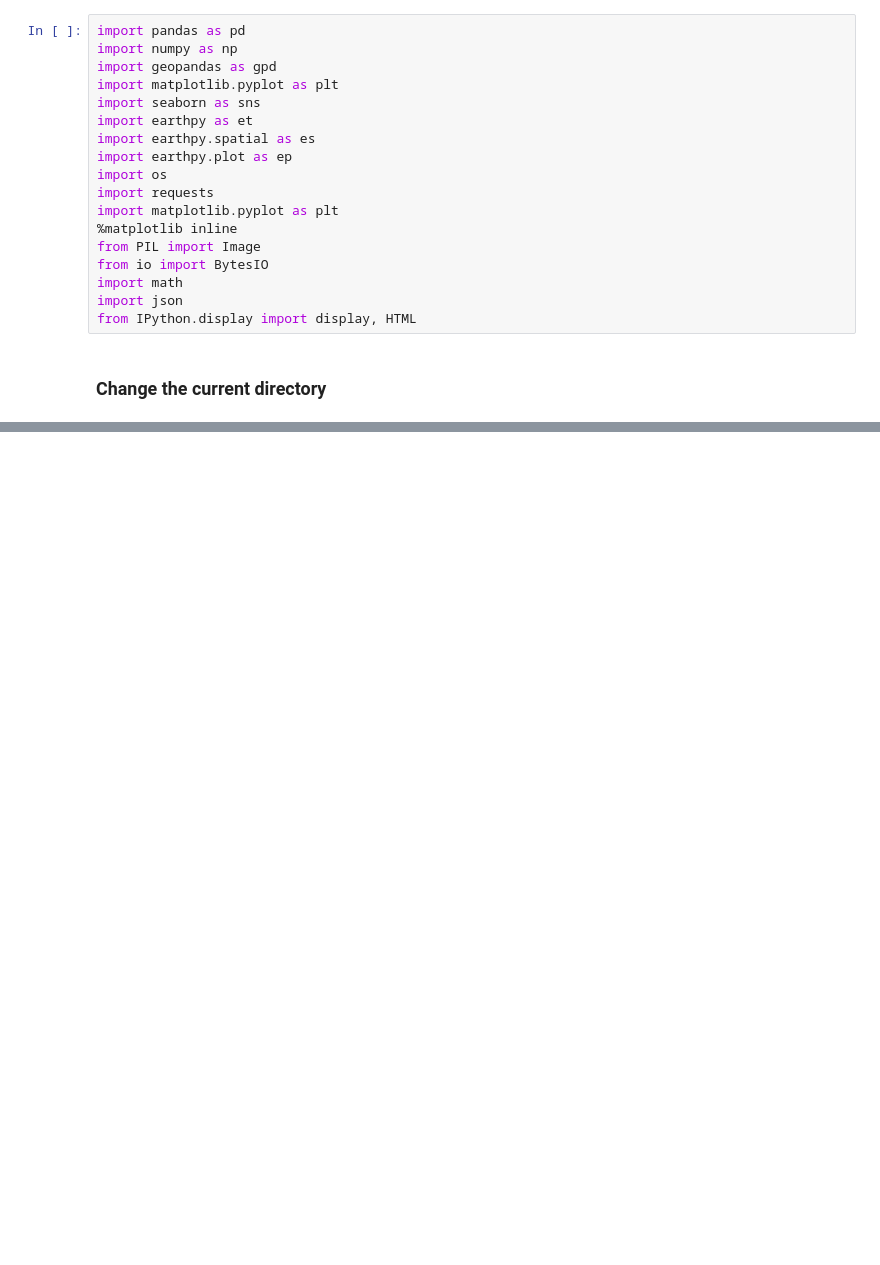
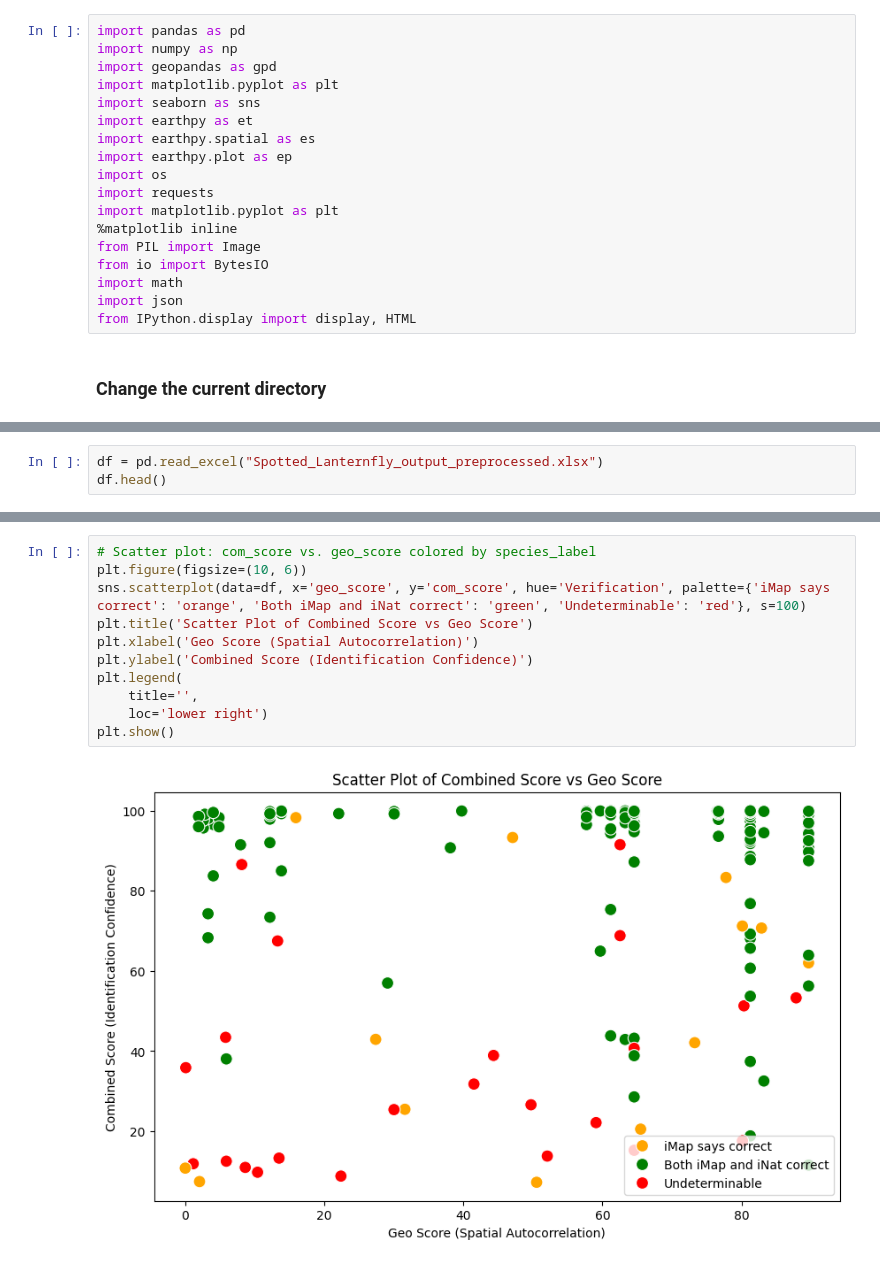
Before and after one commit to tmollick95/iMapInvasives, a Jupyter notebook: Code/Figures and figure code.ipynb, the cells around one changed output, grey strips where cells are left out. Drawn from its saved outputs; the diff is of its cells as text; blank space fills up the shorter version.

```diff
--- a/Code/Figures and figure code.ipynb
+++ b/Code/Figures and figure code.ipynb
@@ -75,0 +126,3 @@ Current working directory: /content/drive/My Drive/iMapInvasives_datasets
+# %%
+df = pd.read_excel("Spotted_Lanternfly_output_preprocessed.xlsx")
+df.head()
@@ -75,0 +137,13 @@ Current working directory: /content/drive/My Drive/iMapInvasives_datasets
+# %%
+# Scatter plot: com_score vs. geo_score colored by species_label
+plt.figure(figsize=(10, 6))
+sns.scatterplot(data=df, x='geo_score', y='com_score', hue='Verification', palette={'iMap says correct': 'orange', 'Both iMap and iNat correct': 'green', 'Undeterminable': 'red'}, s=100)
+plt.title('Scatter Plot of Combined Score vs Geo Score')
+plt.xlabel('Geo Score (Spatial Autocorrelation)')
+plt.ylabel('Combined Score (Identification Confidence)')
+plt.legend(
+    title='',
+    loc='lower right')
+plt.show()
+# %% [output]
+[figure, added]
```
Also changed, not shown: parts of 8 cells of this notebook.
